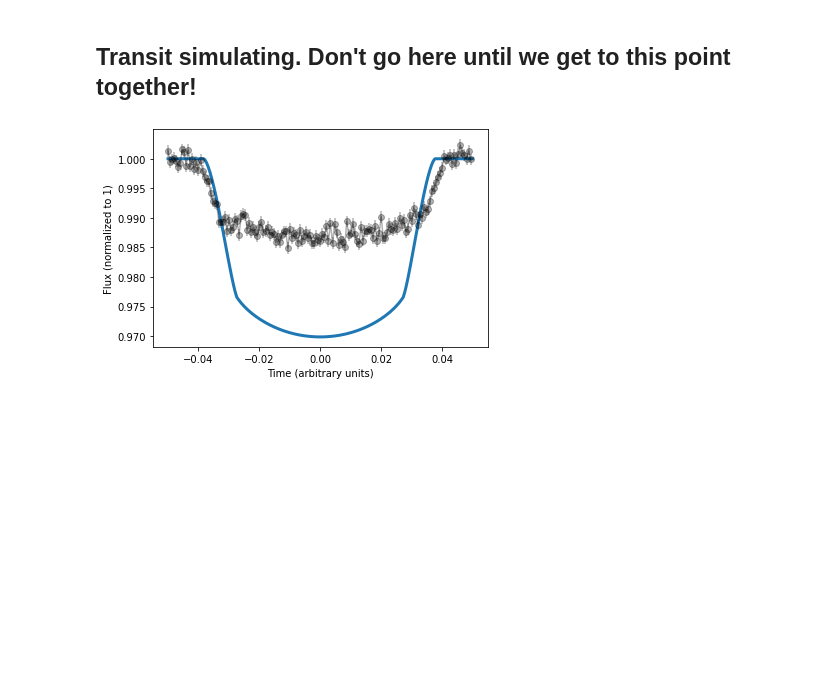
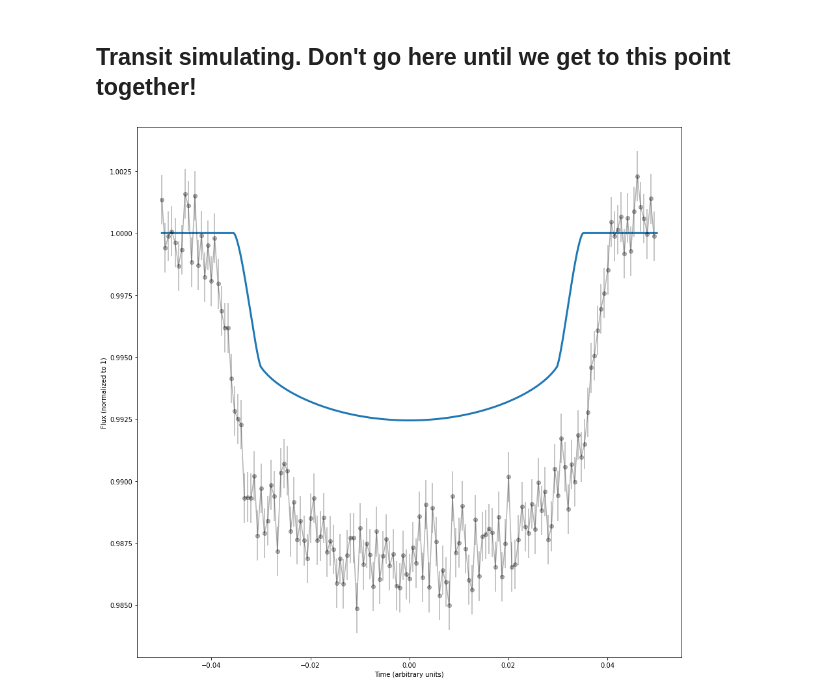
Before and after one commit to nebulaahh/SRA2021_Track3, a Jupyter notebook: misc_python_scripts/rebound_and_orbits/rebound.ipynb, the cells around one changed output. Saved outputs shown, nothing was run; the diff lists cells and outputs as text; code cells hidden in the pictures; blank space fills up the shorter version.

```diff
--- a/misc_python_scripts/rebound_and_orbits/rebound.ipynb
+++ b/misc_python_scripts/rebound_and_orbits/rebound.ipynb
@@ -83,30 +83,30 @@ for i in range(2):
 # %%
 from pytransit import RoadRunnerModel
 from astropy import units as u
 from astropy import constants
 # adapted from https://github.com/hpparvi/PyTransit/blob/master/notebooks/roadrunner/roadrunner_model_example_1.ipynb
 times = np.linspace(-0.05, 0.05, 1500)
 tm = RoadRunnerModel('nonlinear')
 tm.set_data(times)
 
 
 # Thing for you to tweak!!!
-radius_of_planet = 1.6 * constants.R_jup
+radius_of_planet = 0.8* constants.R_jup
 eccentricity = 0.5
 ###
 
 radius_of_star = 10*constants.R_jup
 radius_ratio = (radius_of_planet/radius_of_star).decompose()
 flux_versus_time = tm.evaluate(k=radius_ratio, ldc=[0.36, 0.04, 0.1, 0.05], t0=0.0, p=1.0, a=4.3,
                                i=0.5*np.pi, e=eccentricity, w=0.0)
 
 
 data = np.loadtxt('transit_data.dat')
-plt.figure()
+plt.figure(figsize=(15,15))
 plt.plot(times, flux_versus_time, lw=3)
 plt.errorbar(data[:, 1], data[:, 0], yerr=0.001, marker='o', color='k', alpha=0.3)
 plt.ylabel('Flux (normalized to 1)')
 plt.xlabel('Time (arbitrary units)')
 plt.show()
 # %% [output]
-[figure, old version]
+[figure, new version]
```
Also changed, not shown: parts of 1 cell of this notebook, 1 other file.
